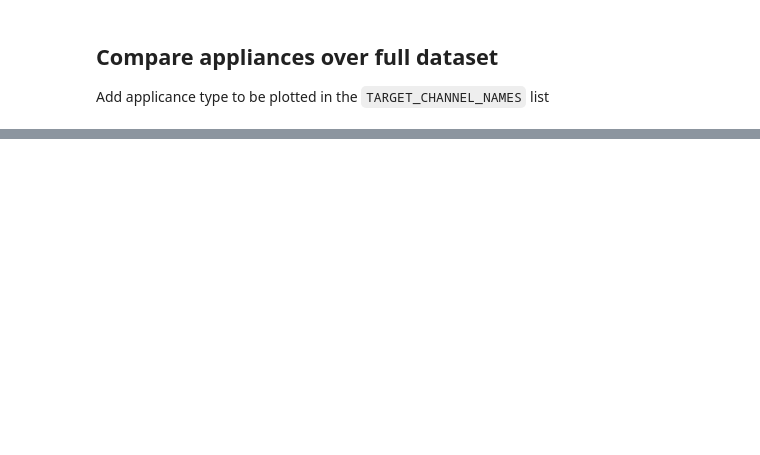
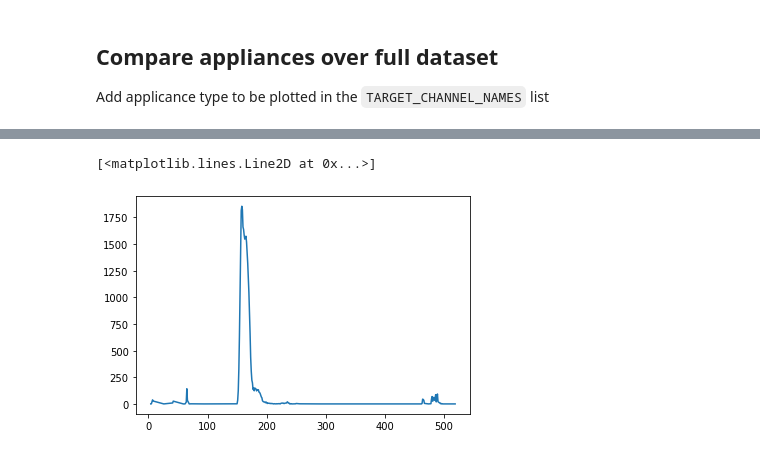
Before and after one commit to andredami/electrical-power-signature-extraction, a Jupyter notebook: REDD-exploration.ipynb, the cells around one changed output, grey strips where cells are left out. Saved outputs shown, nothing was run; the diff lists cells and outputs as text; code cells hidden in the pictures; blank space fills up the shorter version.

```diff
--- a/REDD-exploration.ipynb
+++ b/REDD-exploration.ipynb
@@ -106,0 +128,14 @@ for (b, ts) in timeseries:
+# %%
+QUANTUM_SIZE = 1
+
+channel_min = channel.min()
+channel_max = channel.max()
+
+quantized_channel = channel.apply(lambda v: math.floor(v / QUANTUM_SIZE) * QUANTUM_SIZE)
+# %%
+mask = (quantized_channel > 1) & (quantized_channel < 600)
+channel_f = quantized_channel[mask].value_counts().sort_index()
+plt.plot(channel_f.index, channel_f)
+# %% [output]
+[<matplotlib.lines.Line2D at 0x...>]
+[figure, added]
```
Also changed, not shown: parts of 18 cells of this notebook.
